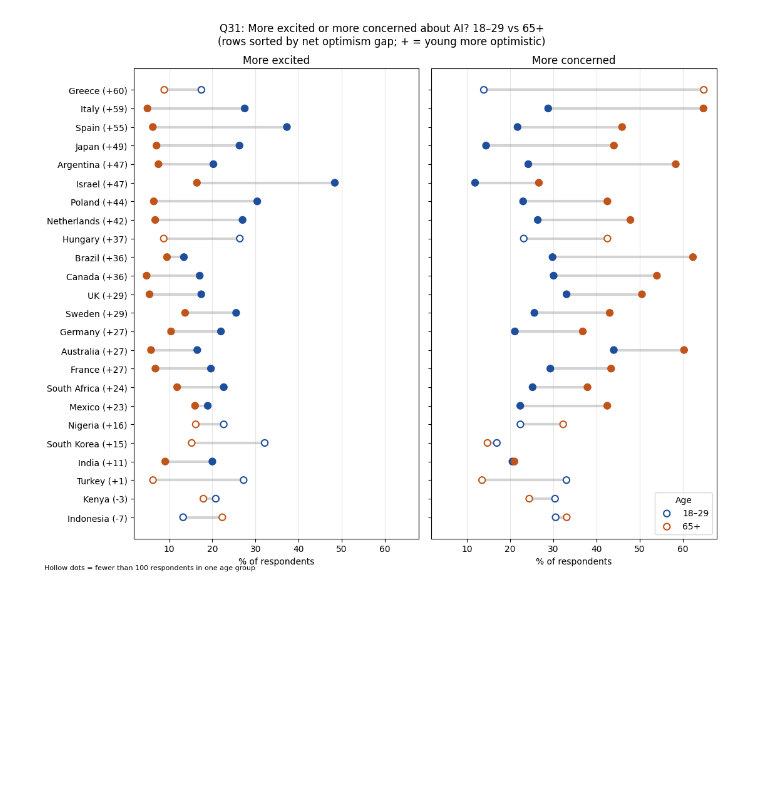
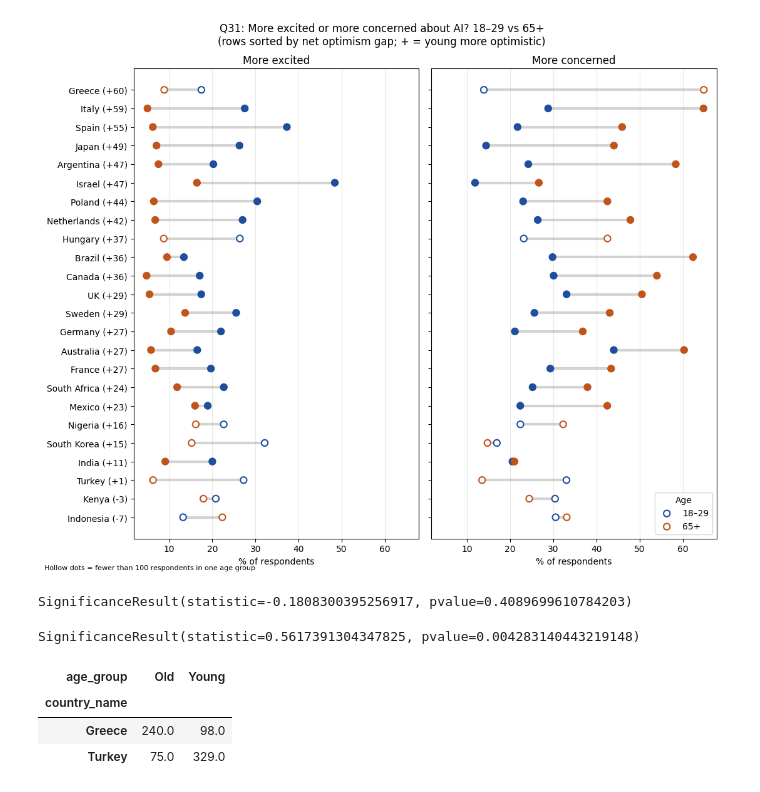
Before and after one commit to finlay-ab/vibe-check-genz-ai, a Jupyter notebook: src/solution.ipynb, the cells around one changed output. Drawn from its saved outputs; the diff is of its cells as text; code cells hidden in the pictures; blank space fills up the shorter version.

```diff
--- a/src/solution.ipynb
+++ b/src/solution.ipynb
@@ -646,3 +653,33 @@ Both at once in 20 countries
 Largest net gap: Greece 59.6
 Smallest net gap: Turkey 1.4
 [figure]
+# %%
+from scipy.stats import spearmanr
+
+DAILY_CODES = [1, 2, 3]   # check the data dictionary and adjust
+
+d = clean_df.assign(net=pd.to_numeric(clean_df["internetfreq"], errors="coerce"))
+d = d.dropna(subset=["net"])
+d = d[~d["net"].isin([8, 9])]
+d["daily"] = d["net"].isin(DAILY_CODES).astype(float)
+net = d.groupby(["country_name", "age_group"]).apply(
+    lambda g: 100 * np.average(g["daily"], weights=g["weight"])).unstack()
+net_use_gap = net["Young"] - net["Old"]
+
+both = pd.concat([q30_gap.rename("aware"), net_use_gap.rename("internet")], axis=1).dropna()
+print(spearmanr(both["aware"], both["internet"]))
+# %% [output]
+SignificanceResult(statistic=-0.1808300395256917, pvalue=0.4089699610784203)
+# %%
+q30_gap = (pct["18-29"] - pct["65+"])
+both = pd.concat([q30_gap.rename("q30"), net_gap.rename("q31")], axis=1).dropna()
+print(spearmanr(both["q30"], both["q31"]))
+# %% [output]
+SignificanceResult(statistic=0.5617391304347825, pvalue=0.004283140443219148)
+# %%
+exc["n"].loc[["Greece", "Turkey"]]
+# %% [output]
+| age_group | Old | Young |
+| country_name |  |  |
+| Greece | 240.0 | 98.0 |
+| Turkey | 75.0 | 329.0 |
```
Also changed, not shown: parts of 2 cells of this notebook.
